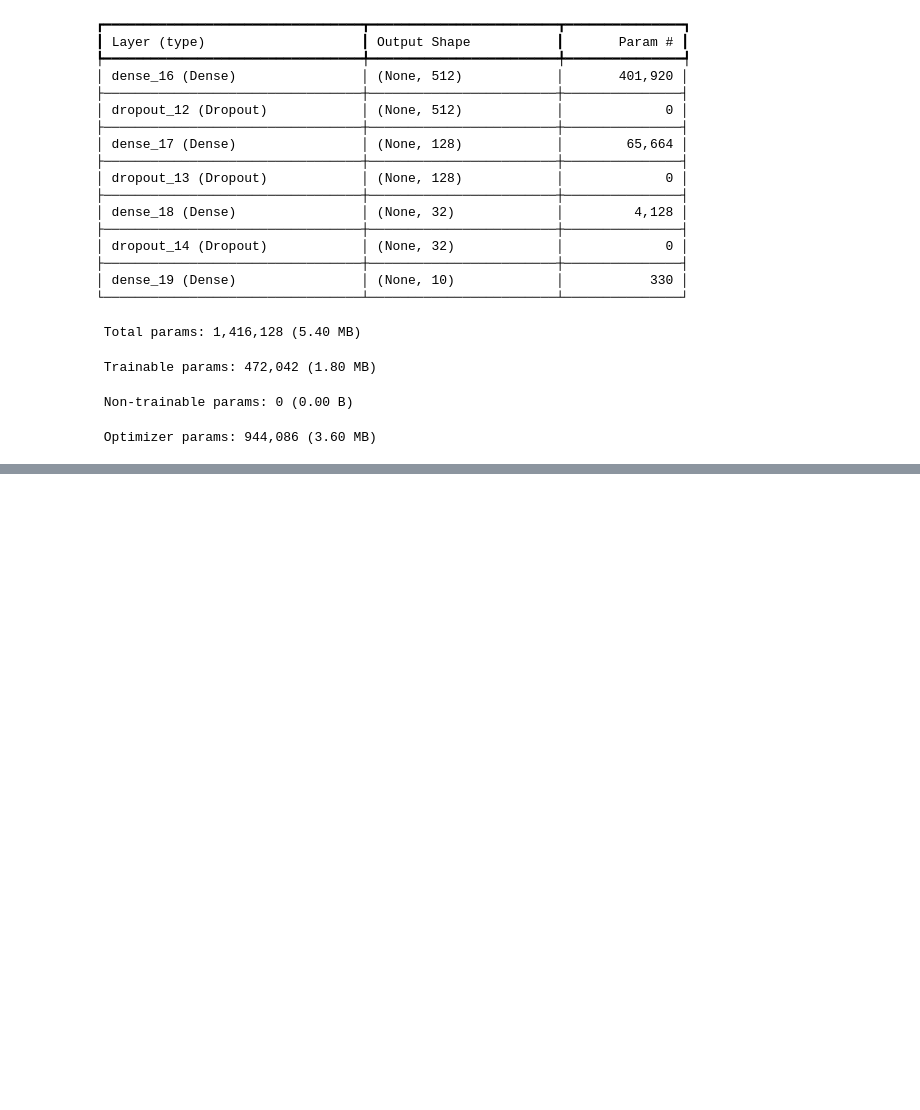
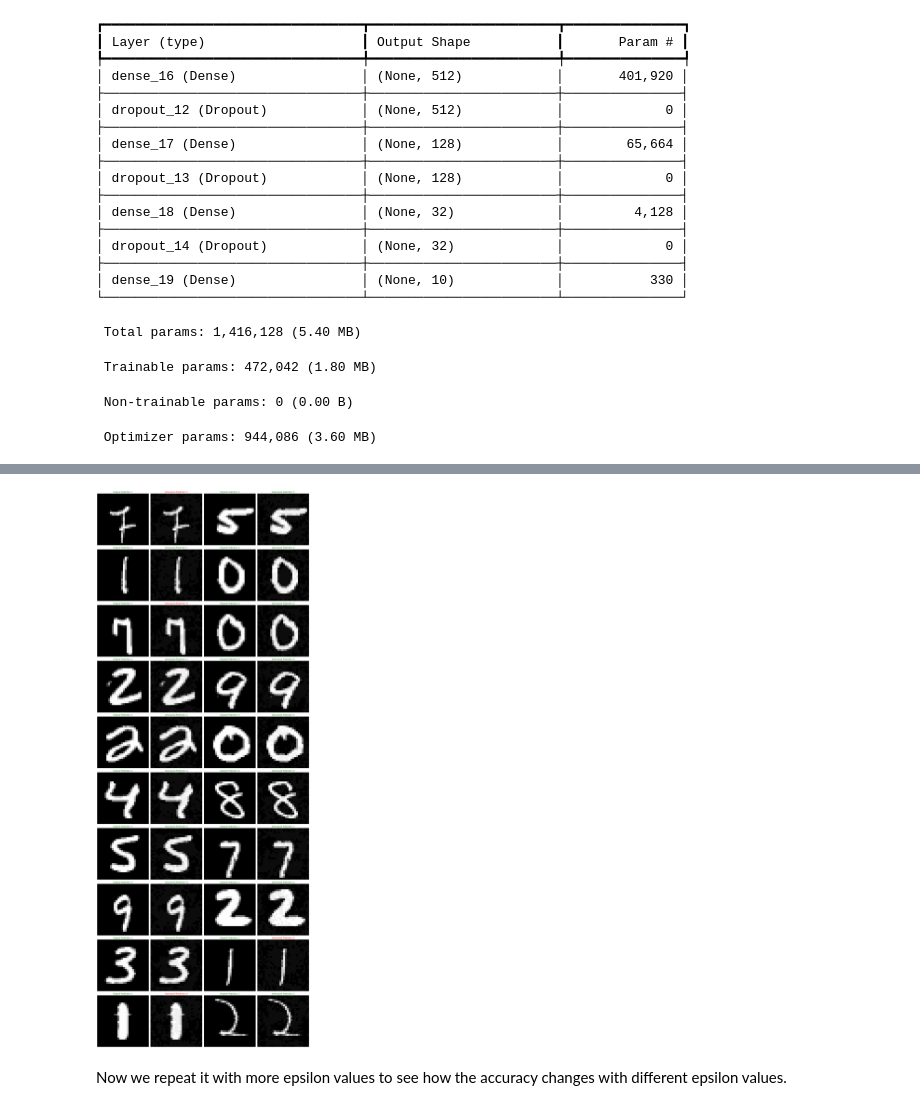
Before and after one commit to Shahriar-0/Neural-Networks-and-Deep-Learning-Course-Projects-S2024, a Jupyter notebook: HW1-FullyConnectedNeuralNetworks/src/2.AdversarialAttacksonNN.ipynb, the cells around one changed output, grey strips where cells are left out. Drawn from its saved outputs; the diff is of its cells as text; code cells hidden in the pictures; blank space fills up the shorter version.

Commit message:
implement fgsm

```diff
--- a/HW1-FullyConnectedNeuralNetworks/src/2.AdversarialAttacksonNN.ipynb
+++ b/HW1-FullyConnectedNeuralNetworks/src/2.AdversarialAttacksonNN.ipynb
@@ -420,0 +447,17 @@ Model: "sequential_4"
+# %%
+def fgsm(input_image, input_label, model, epsilon=0.01):
+    perturbation = create_adversarial_pattern(input_image, input_label, model)
+    adversarial_image = input_image + epsilon * perturbation
+    adversarial_image = tf.clip_by_value(adversarial_image, 0, 1)
+    return adversarial_image
+# %%
+advesarial_test_images = fgsm(x_test_scaled, y_test, model, epsilon=0.05)
+# %%
+original_predictions = model.predict(x_test_scaled)
+adversarial_predictions = model.predict(advesarial_test_images)
+
+original_accuracy = np.mean(np.argmax(original_predictions, axis=1) == y_test)
+adversarial_accuracy = np.mean(np.argmax(adversarial_predictions, axis=1) == y_test)
+
+print(f"Original Accuracy: {original_accuracy}")
+print(f"Adversarial Accuracy: {adversarial_accuracy}")
@@ -420,0 +507,29 @@ Model: "sequential_4"
+# %%
+def plot_samples(adversarial, original, num_samples=20):
+    num_rows = num_samples // 2
+
+    fig, axes = plt.subplots(num_rows, 4, figsize=(20, num_rows * 5))
+
+    for i in range(num_rows):
+        for j in range(2):
+            sample_index = np.random.choice(original.shape[0])
+
+            title_color = "green" if np.argmax(original_predictions[sample_index]) == y_test[sample_index] else "red"
+            axes[i, j*2].imshow(original[sample_index].reshape(28, 28), cmap="gray")
+            axes[i, j*2].set_title(f"Original Prediction: {np.argmax(original_predictions[sample_index])}", color=title_color)
+            axes[i, j*2].axis("off")
+
+            title_color = "green" if np.argmax(adversarial_predictions[sample_index]) == y_test[sample_index] else "red"
+            axes[i, j*2+1].imshow(adversarial[sample_index].numpy().reshape(28, 28), cmap="gray")
+            axes[i, j*2+1].set_title(f"Adversarial Prediction: {np.argmax(adversarial_predictions[sample_index])}", color=title_color)
+            axes[i, j*2+1].axis("off")
+
+    plt.subplots_adjust(top=0.95, bottom=0.05, hspace=0.8, wspace=0.2)
+    plt.tight_layout()
+    plt.show()
+# %%
+plot_samples(advesarial_test_images, x_test_scaled)
+# %% [output]
+[figure, added]
+# %% [markdown]
+Now we repeat it with more epsilon values to see how the accuracy changes with different epsilon values.
```
Also changed, not shown: parts of 22 cells of this notebook.
